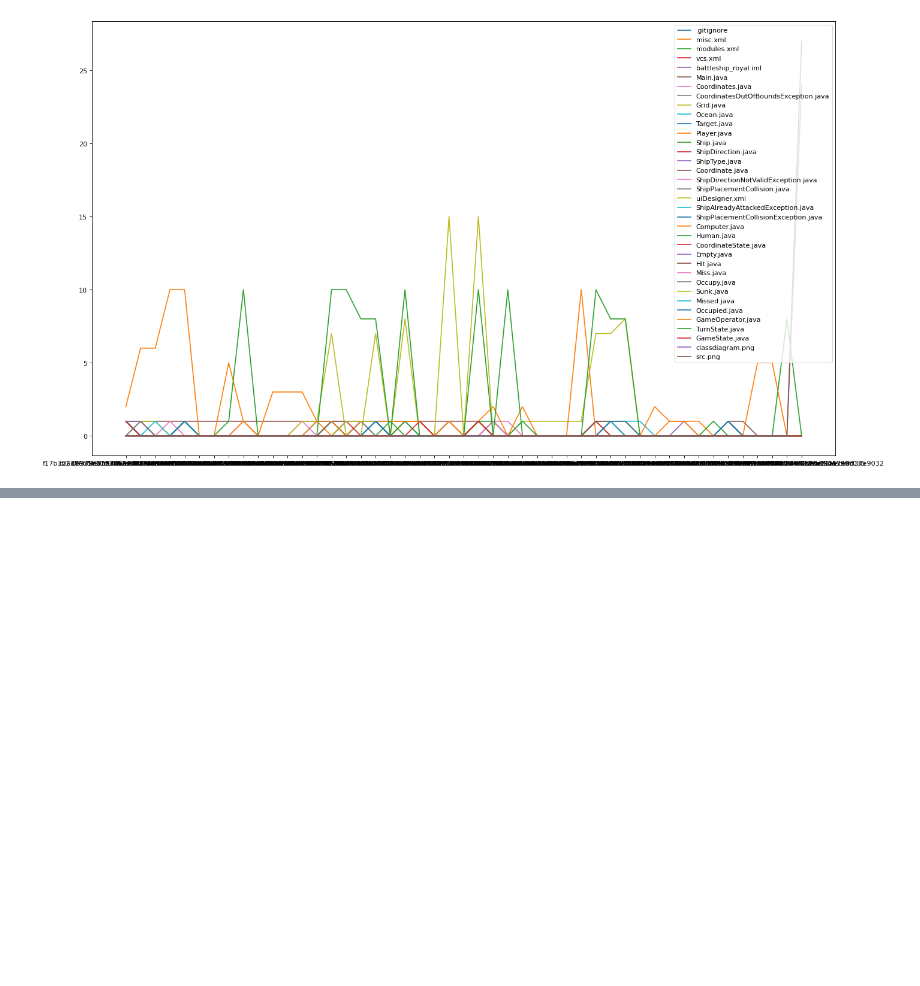
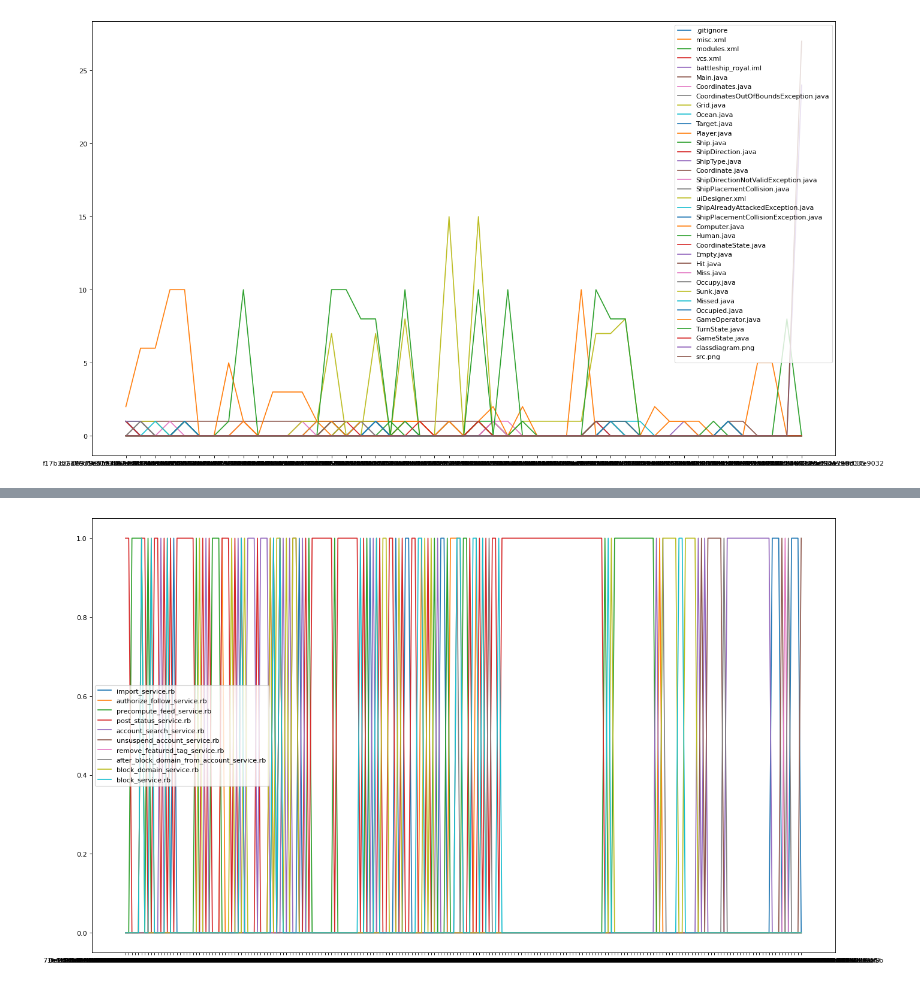
Before and after one commit to fabibert/SoftwareEvolution_P1, a Jupyter notebook: analysis2.ipynb, the cells around one changed output, grey strips where cells are left out. Drawn from its saved outputs; the diff is of its cells as text; code cells hidden in the pictures; blank space fills up the shorter version.

Commit message:
only plot first 10 rows of dataframe and only non zero commits to analyse

```diff
--- a/analysis2.ipynb
+++ b/analysis2.ipynb
@@ -126,3 +126,8 @@ plt.savefig("graph_dict.pdf")
 plt.show()
 # %% [output]
 [figure]
+# %%
+df_dict = pd.read_csv("dict_frame_filtered.csv", index_col=0)
+df_dict = df_dict.head(10)
+df_dict = df_dict.loc[:, (df_dict != 0.0).any(axis=0)]
+df_dict
@@ -128,0 +147,10 @@ plt.show()
+# %%
+plt.figure(figsize=(20, 12), dpi=80)
+for index, column in df_dict.iterrows():
+        plt.plot(column, label=index)
+
+plt.legend()
+plt.savefig("graph_dict.pdf")
+plt.show()
+# %% [output]
+[figure, added]
```
Also changed, not shown: parts of 1 cell of this notebook, 2 other files.
